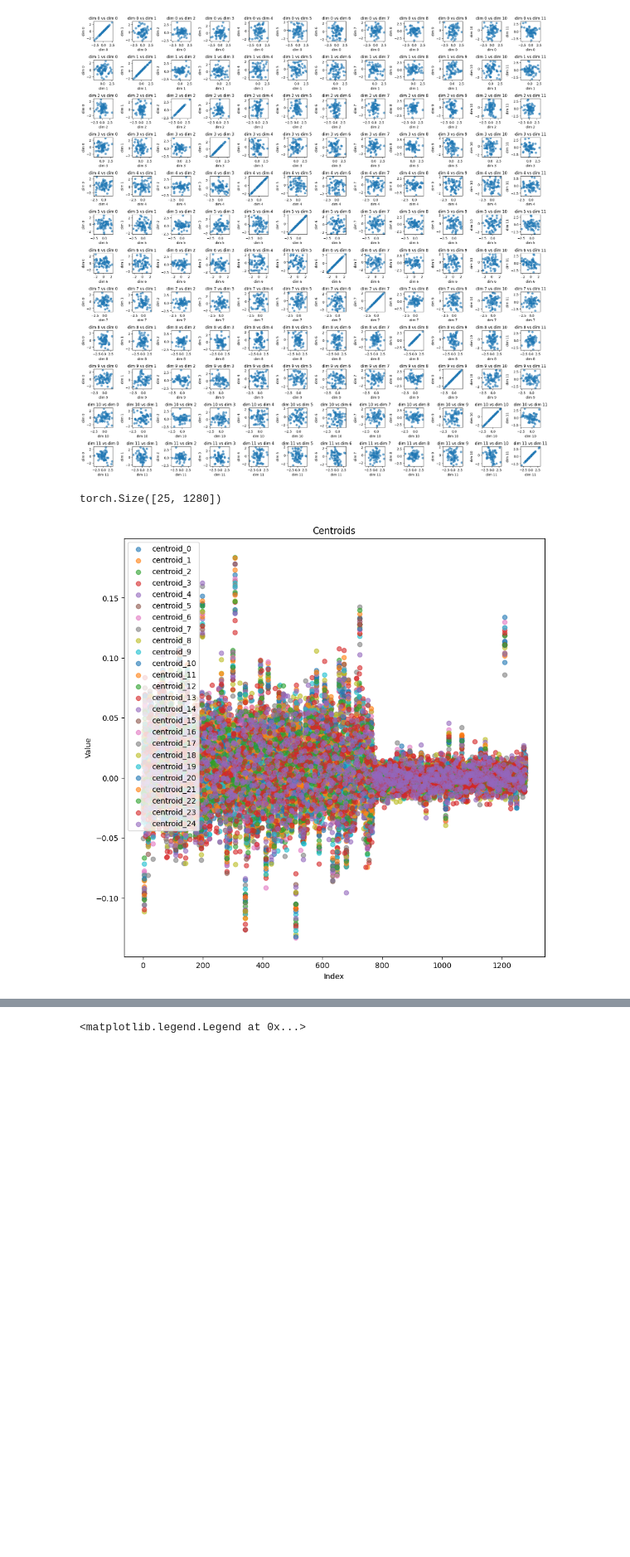
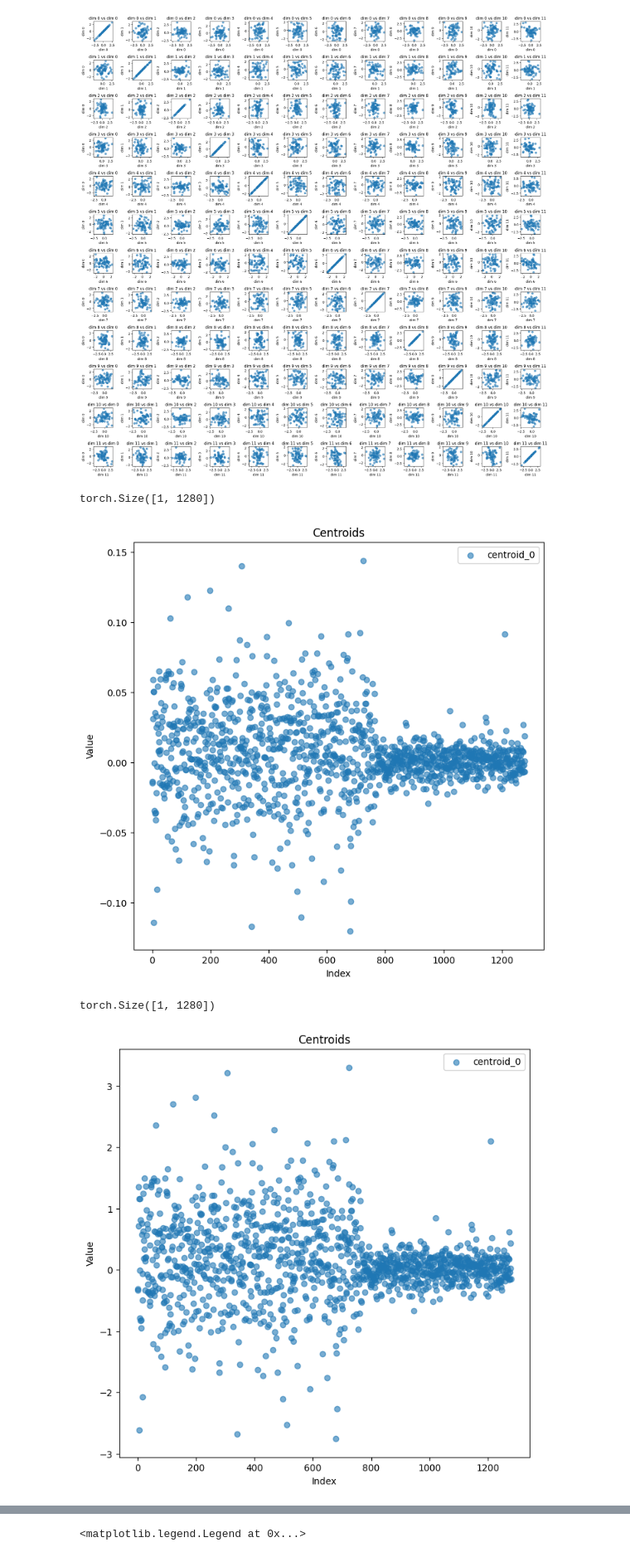
Before and after one commit to Anonymous-Sup/CVAE, a Jupyter notebook: play_test.ipynb, the cells around one changed output, grey strips where cells are left out. Shown at 83% size. Drawn from its saved outputs; the diff is of its cells as text; code cells hidden in the pictures; blank space fills up the shorter version.

```diff
--- a/play_test.ipynb
+++ b/play_test.ipynb
@@ -250,36 +250,54 @@ plot_scatter(None, tensor, "Scatter Plot")
 import torch
 import matplotlib.pyplot as plt
 import numpy as np
+import torch.nn.functional as F
 
-path = '/home/zhengwei/Desktop/Zhengwei/Projects/datasets/DukeMTMC-reID/kmeans_results/CLIPreid/train_all_25k_euclidean.pt'
-load_kl_file = torch.load(path)
+def print_feature(path, centroid=False, norm=False):
 
-print(load_kl_file["centroids"].shape)
+    load_kl_file = torch.load(path)
 
-# print scatter plots for centroids into one plot, there are 25 centroids,
-# with shape (25,1280), x axis is index  y axis is value
-# Get the centroids
-centroids = load_kl_file["centroids"].cpu().numpy()
+    if centroid:
+        print(load_kl_file["centroids"].shape)
 
-# Create a new figure
-fig, ax = plt.subplots(figsize=(10, 10))
+        # print scatter plots for centroids into one plot, there are 25 centroids,
+        # with shape (25,1280), x axis is index  y axis is value
+        # Get the centroids
+        centroids = load_kl_file["centroids"].cpu().numpy()
+    else:
+        print(load_kl_file.shape)
+        centroids = load_kl_file.cpu().numpy()
 
-# Iterate over each centroid
-for i in range(centroids.shape[0]):
-    # Create an array of indices
-    indices = np.arange(centroids.shape[1])
+    if norm:
+        centroids = torch.tensor(centroids)
+        centroids = centroids / centroids.norm(dim=1, keepdim=True).cpu().numpy()
+        # centroids = F.normalize(torch.tensor(centroids), p=2, dim=-1).cpu().numpy()
+    # Create a new figure
+    fig, ax = plt.subplots(figsize=(8, 8))
 
-    # Plot the values of the current centroid
-    ax.scatter(indices, centroids[i], alpha=0.6, label="centroid_{}".format(i))
+    # Iterate over each centroid
+    for i in range(centroids.shape[0]):
+        # Create an array of indices
+        indices = np.arange(centroids.shape[1])
 
-# Set the title and labels
-ax.set_title("Centroids")
-ax.set_xlabel('Index')
-ax.set_ylabel('Value')
-ax.legend()
+        # Plot the values of the current centroid
+        ax.scatter(indices, centroids[i], alpha=0.6, label="centroid_{}".format(i))
 
-# Show the plot
-plt.show()
+    # Set the title and labels
+    ax.set_title("Centroids")
+    ax.set_xlabel('Index')
+    ax.set_ylabel('Value')
+    ax.legend()
+
+    # Show the plot
+    plt.show()
-# %% [output]
-torch.Size([25, 1280])
-[figure, removed]
+# %%
+# path = '/home/zhengwei/Desktop/Zhengwei/Projects/datasets/DukeMTMC-reID/kmeans_results/CLIPreidNew/train_all_25k_euclidean.pt'
+
+path = '/home/zhengwei/Desktop/Zhengwei/Projects/datasets/DukeMTMC-reID/tensor/CLIPreidNew/gallery/0002/0002_c1_f0044158.pt'
+print_feature(path, norm=True)
+print_feature(path, norm=False)
+# %% [output]
+torch.Size([1, 1280])
+[figure, added]
+torch.Size([1, 1280])
+[figure, added]
```
Also changed, not shown: parts of 3 cells of this notebook, 14 other files.
